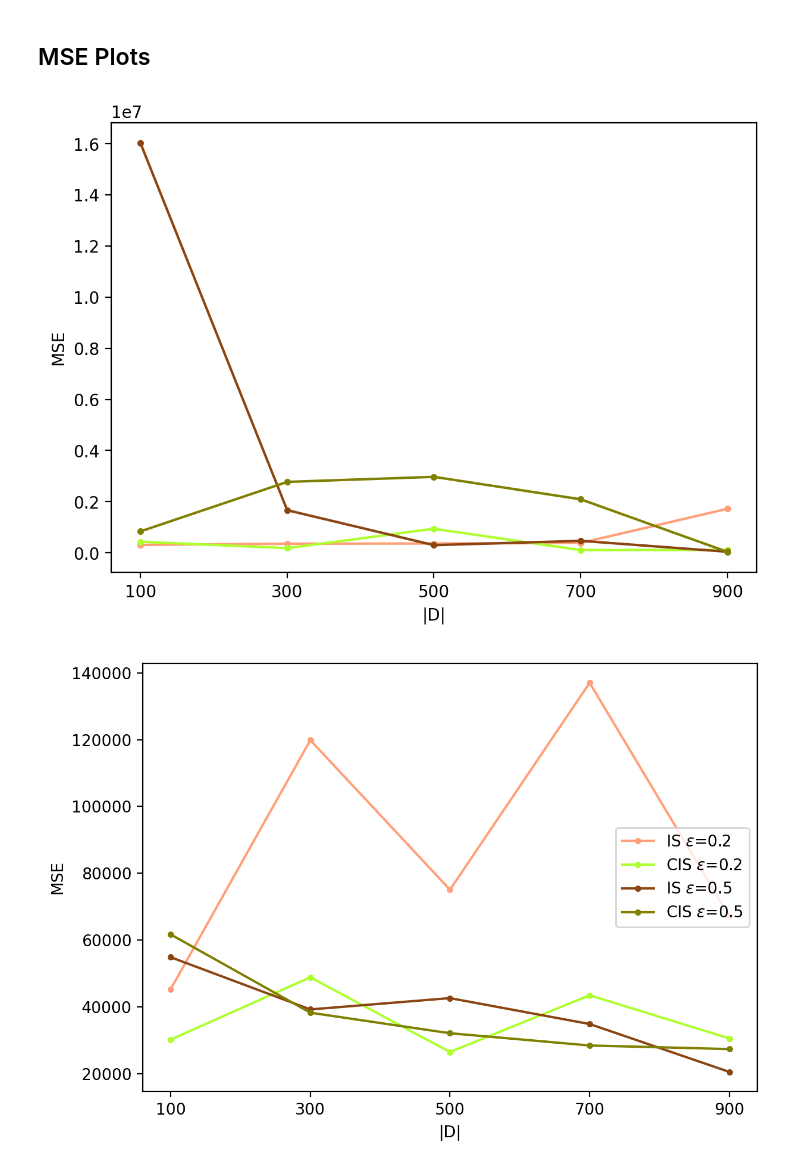
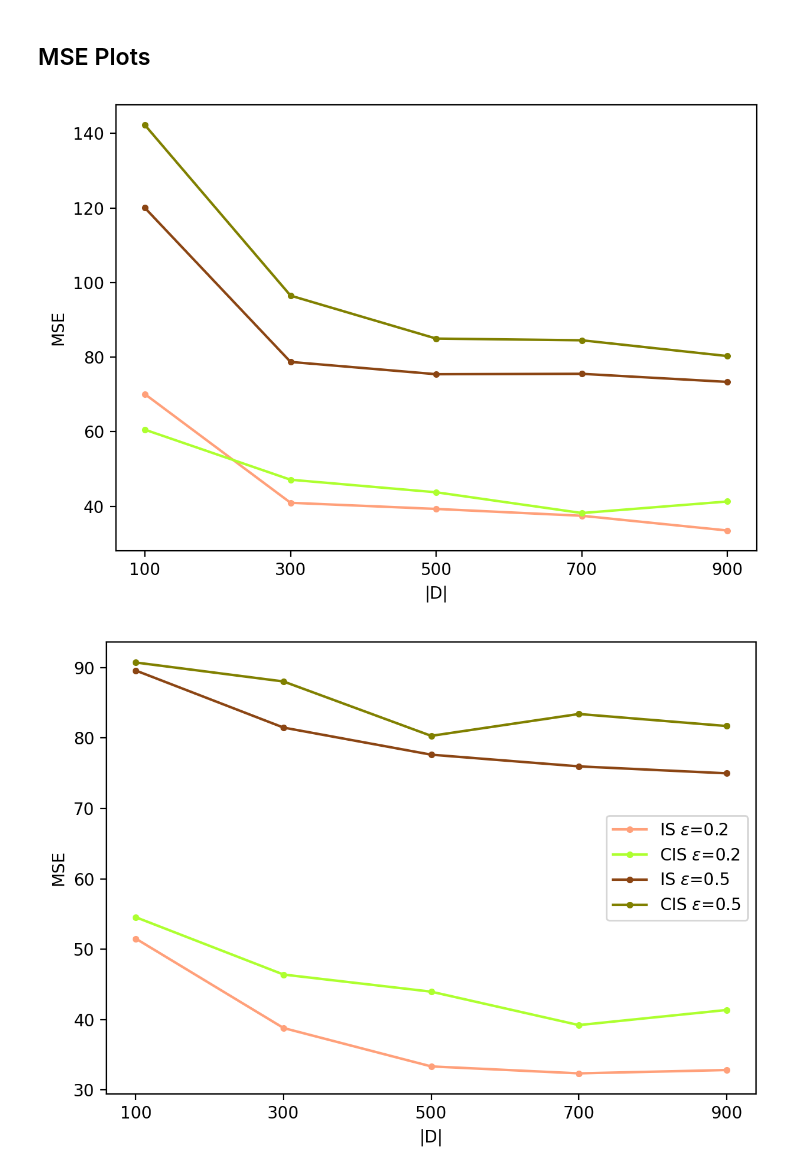
Before and after one commit to jackteversham/concepts-ope, a Jupyter notebook: visualisation.ipynb, the cells around one changed output. Cells and saved outputs as stored; diff of their text form; code cells hidden in the pictures.

```diff
--- a/visualisation.ipynb
+++ b/visualisation.ipynb
@@ -257,38 +178,38 @@ plt.show()
 # %% [markdown]
 ## MSE Plots
 # %%
-mse_vanilla = var_vanilla + bias_vanilla**2
-mse_concepts = var_concepts + bias_concepts**2
-mse_vanilla_no_outliers = var_vanilla_no_outliers + bias_vanilla_no_outliers**2
-mse_concepts_no_outliers = var_concepts_no_outliers + bias_concepts_no_outliers**2
+mse_vanilla = np.sqrt(var_vanilla + bias_vanilla**2)
+mse_concepts = np.sqrt(var_concepts + bias_concepts**2)
+mse_vanilla_no_outliers =np.sqrt(var_vanilla_no_outliers + bias_vanilla_no_outliers**2)
+mse_concepts_no_outliers = np.sqrt(var_concepts_no_outliers + bias_concepts_no_outliers**2)
 
-mse_vanilla_bad = var_vanilla_bad + bias_vanilla_bad**2
-mse_concepts_bad = var_concepts_bad + bias_concepts_bad**2
-mse_vanilla_no_outliers_bad = var_vanilla_no_outliers_bad + bias_vanilla_no_outliers_bad**2
-mse_concepts_no_outliers_bad = var_concepts_no_outliers_bad + bias_concepts_no_outliers_bad**2
+mse_vanilla_bad = np.sqrt(var_vanilla_bad + bias_vanilla_bad**2)
+mse_concepts_bad = np.sqrt(var_concepts_bad + bias_concepts_bad**2)
+mse_vanilla_no_outliers_bad = np.sqrt(var_vanilla_no_outliers_bad + bias_vanilla_no_outliers_bad**2)
+mse_concepts_no_outliers_bad = np.sqrt(var_concepts_no_outliers_bad + bias_concepts_no_outliers_bad**2)
 
 fig = plt.figure(figsize=(7,5), dpi=200)
 
 plt.plot(x, mse_vanilla, label=pdis_label, color=vanilla_color, marker=".")
 plt.plot(x, mse_concepts, label=cpdis_label, color=concepts_color, marker=".")
 plt.plot(x, mse_vanilla_bad, label=pdis_label_2, color=vanilla_color_bad, marker=".")
 plt.plot(x, mse_concepts_bad, label=cpdis_label_2, color=concepts_color_bad, marker=".")
 plt.xlabel("|D|")
 plt.ylabel("MSE")
 plt.xticks(x)
 
 fig = plt.figure(figsize=(7,5), dpi=200)
 plt.plot(x, mse_vanilla_no_outliers, label=pdis_label, color=vanilla_color, marker=".")
 plt.plot(x, mse_concepts_no_outliers, label=cpdis_label, color=concepts_color, marker=".")
 plt.plot(x, mse_vanilla_no_outliers_bad, label=pdis_label_2, color=vanilla_color_bad, marker=".")
 plt.plot(x, mse_concepts_no_outliers_bad, label=cpdis_label_2, color=concepts_color_bad, marker=".")
 plt.xlabel("|D|")
 plt.ylabel("MSE")
 plt.xticks(x)
 
 
 plt.legend(loc="center right")
 plt.show()
 # %% [output]
-[figure, old version]
+[figure, new version]
-[figure, old version]
+[figure, new version]
```
Also changed, not shown: parts of 4 cells of this notebook, 51 other files.
